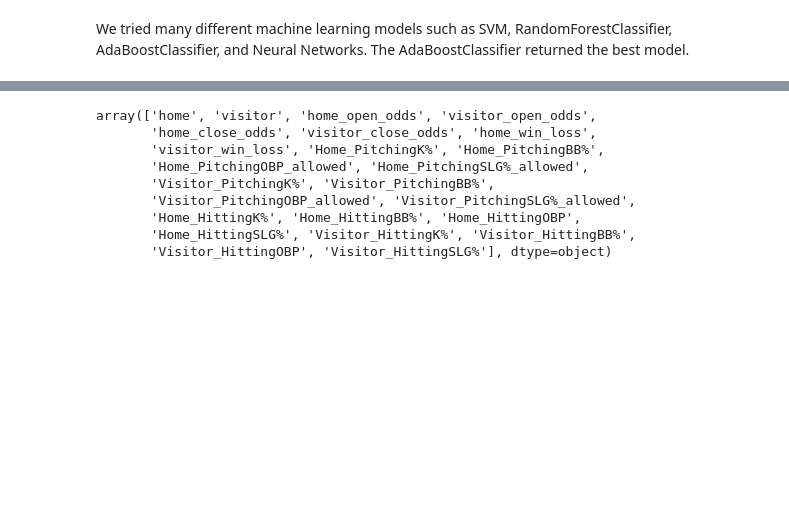
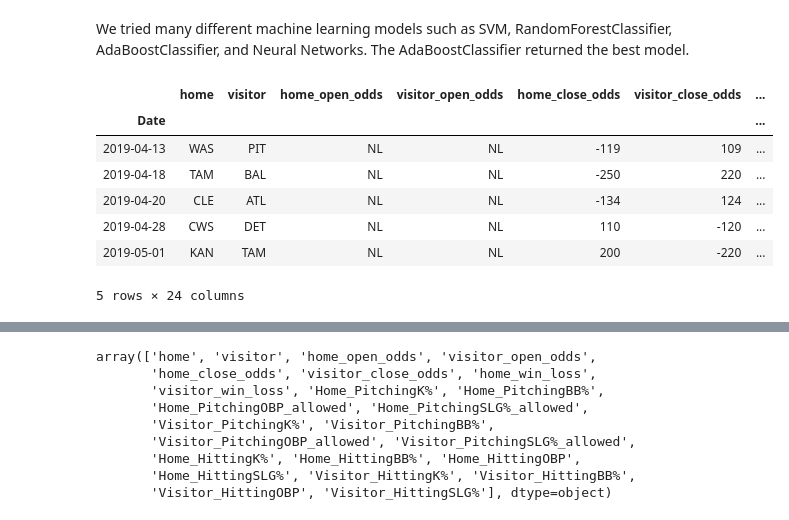
Before and after one commit to JTMachen/Baseball_Game_Predictor, a Jupyter notebook: Final_project_notebook.ipynb, the cells around one changed output, grey strips where cells are left out. Drawn from its saved outputs; the diff is of its cells as text; code cells hidden in the pictures; blank space fills up the shorter version.

```diff
--- a/Final_project_notebook.ipynb
+++ b/Final_project_notebook.ipynb
@@ -301 +148,13 @@ baseball_data_2016 = pd.read_csv('./Training_Data/2016_10_day.csv',index_col = '
+# %%
+no_lines = baseball_data_2019[baseball_data_2019['home_open_odds'] == 'NL']
+no_lines.head()
+# %% [output]
+|  | home | visitor | home_open_odds | visitor_open_odds | home_close_odds | visitor_close_odds | ... |
+| Date |  |  |  |  |  |  | ... |
+| 2019-04-13 | WAS | PIT | NL | NL | -119 | 109 | ... |
+| 2019-04-18 | TAM | BAL | NL | NL | -250 | 220 | ... |
+| 2019-04-20 | CLE | ATL | NL | NL | -134 | 124 | ... |
+| 2019-04-28 | CWS | DET | NL | NL | 110 | -120 | ... |
+| 2019-05-01 | KAN | TAM | NL | NL | 200 | -220 | ... |
+5 rows × 24 columns
 # %%
```
Also changed, not shown: parts of 35 cells of this notebook, 1 other file.
